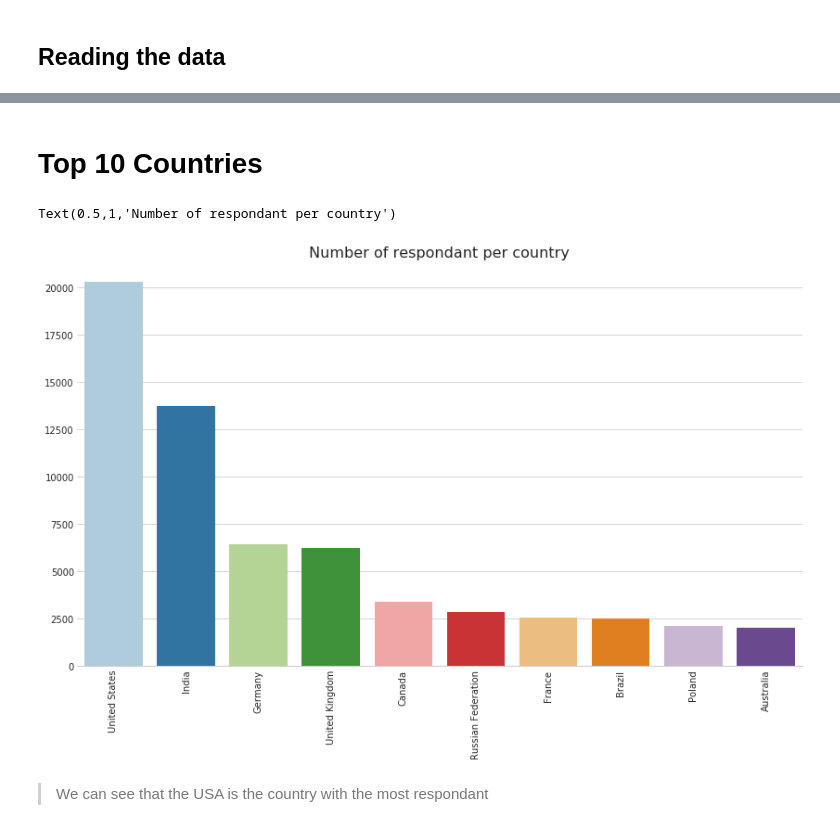
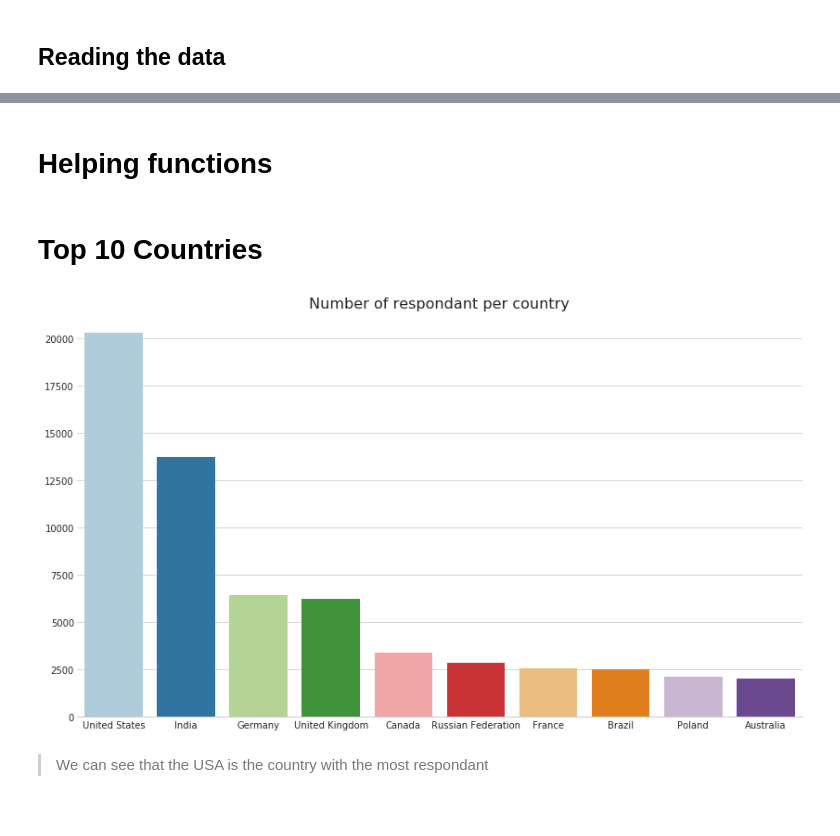
Before and after one commit to djaballah/Stack-Overflow-2018-Developer-Survey-Analysis, a Jupyter notebook: Simple Eda.ipynb, the cells around one changed output, grey strips where cells are left out. Cells and saved outputs as stored; diff of their text form; code cells hidden in the pictures.

```diff
--- a/Simple Eda.ipynb
+++ b/Simple Eda.ipynb
@@ -34,3 +34,5 @@ df.head()
 | 2 | 4 | Yes | Yes | United States | No | Employed full-time | Associate degree | Computer science, computer engine... | ... |
 | 3 | 5 | No | No | United States | No | Employed full-time | Bachelor’s degree (BA, BS, B.Eng.... | Computer science, computer engine... | ... |
 | 4 | 7 | Yes | No | South Africa | Yes, part-time | Employed full-time | Some college/university study wit... | Computer science, computer engine... | ... |
+# %% [markdown]
+# Helping functions
@@ -37,16 +48,9 @@ df.head()
 # %% [markdown]
 # Top 10 Countries
-# %%
-car_sat_count = df['Country'].value_counts()[:10]
-
-fig = plt.figure(figsize=(14, 8))
-sns.barplot(x=car_sat_count.index, y=car_sat_count.values, palette='Paired')
-sns.despine(left=True)
-plt.xticks(rotation='vertical')
-plt.title('Number of respondant per country', fontsize=16)
-# %% [output]
-Text(0.5,1,'Number of respondant per country')
-[figure, removed]
+# %%
+plot_categorical_count(df, column='Country', title='Number of respondant per country', limit=10)
+# %% [output]
+[figure, added]
 # %% [markdown]
 > We can see that the USA is the country with the most respondant
 # %% [markdown]
```
Also changed, not shown: parts of 41 cells of this notebook.
